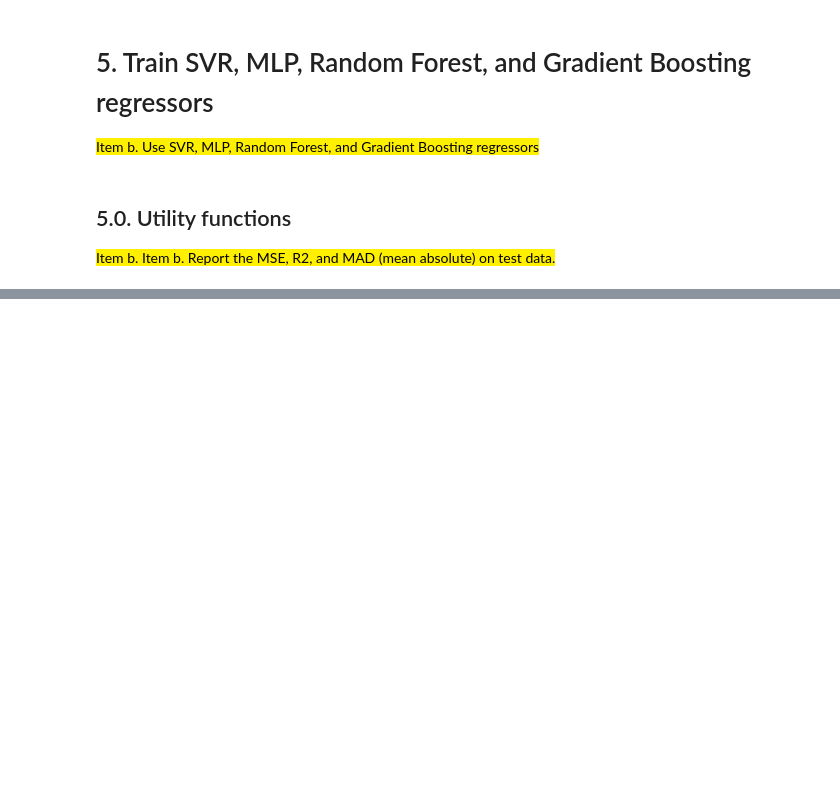
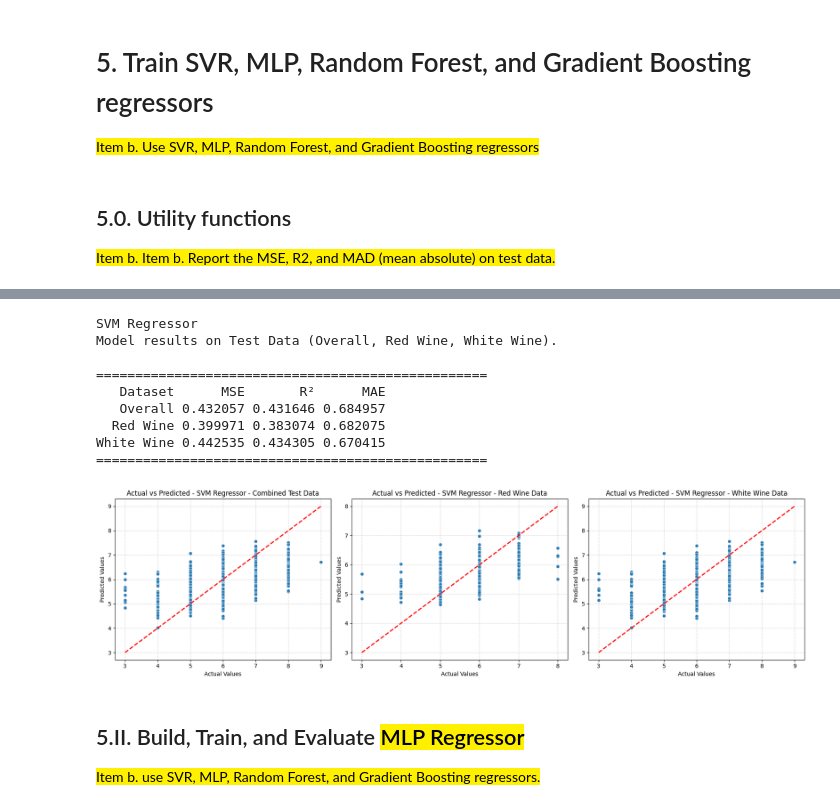
Before and after one commit to jonmaaku/AI221-machine-problems, a Jupyter notebook: mp3/MP3.ipynb, the cells around one changed output, grey strips where cells are left out. Cells and saved outputs as stored; diff of their text form; code cells hidden in the pictures; blank space fills up the shorter version.

```diff
--- a/mp3/MP3.ipynb
+++ b/mp3/MP3.ipynb
@@ -750,0 +851,34 @@ You are free to do your own hyper-parameter tuning.</mark>
+# %%
+# --- Evaluate the final best model ---
+optimized_svm_regressor = Pipeline([
+    ('scaler', StandardScaler()),
+    ('svr', SVR(**best_params_svr))
+])
+
+optimized_svm_regressor.fit(X_train, y_train)
+
+optimized_svm_regressor_results = evaluate_regression_model(optimized_svm_regressor, X_test, y_test,
+                                                           red_test={"x":X_test_red, "y": y_test_red}, white_test={"x": X_test_white, "y": y_test_white})
+
+print_regression_results(optimized_svm_regressor_results, "SVM Regressor")
+plot_actual_vs_predicted({
+    "y_pred" : [optimized_svm_regressor.predict(X_test),optimized_svm_regressor.predict(X_test_red),optimized_svm_regressor.predict(X_test_white)],
+    "y_test": [y_test, y_test_red, y_test_white],
+    "model_name": ["SVM Regressor - Combined Test Data", "SVM Regressor - Red Wine Data", "SVM Regressor - White Wine Data"]
+})
+# %% [output]
+SVM Regressor
+Model results on Test Data (Overall, Red Wine, White Wine).
+
+==================================================
+   Dataset      MSE       R²      MAE
+   Overall 0.432057 0.431646 0.684957
+  Red Wine 0.399971 0.383074 0.682075
+White Wine 0.442535 0.434305 0.670415
+==================================================
+[figure, added]
+# %% [markdown]
+## 5.II. Build, Train, and Evaluate <mark style="background-color: #fff000;"> MLP Regressor </mark>
+
+
+<mark style="background-color: #fff000;">Item b. use SVR, MLP, Random Forest, and Gradient Boosting regressors.</mark>
```
Also changed, not shown: parts of 32 cells of this notebook.
